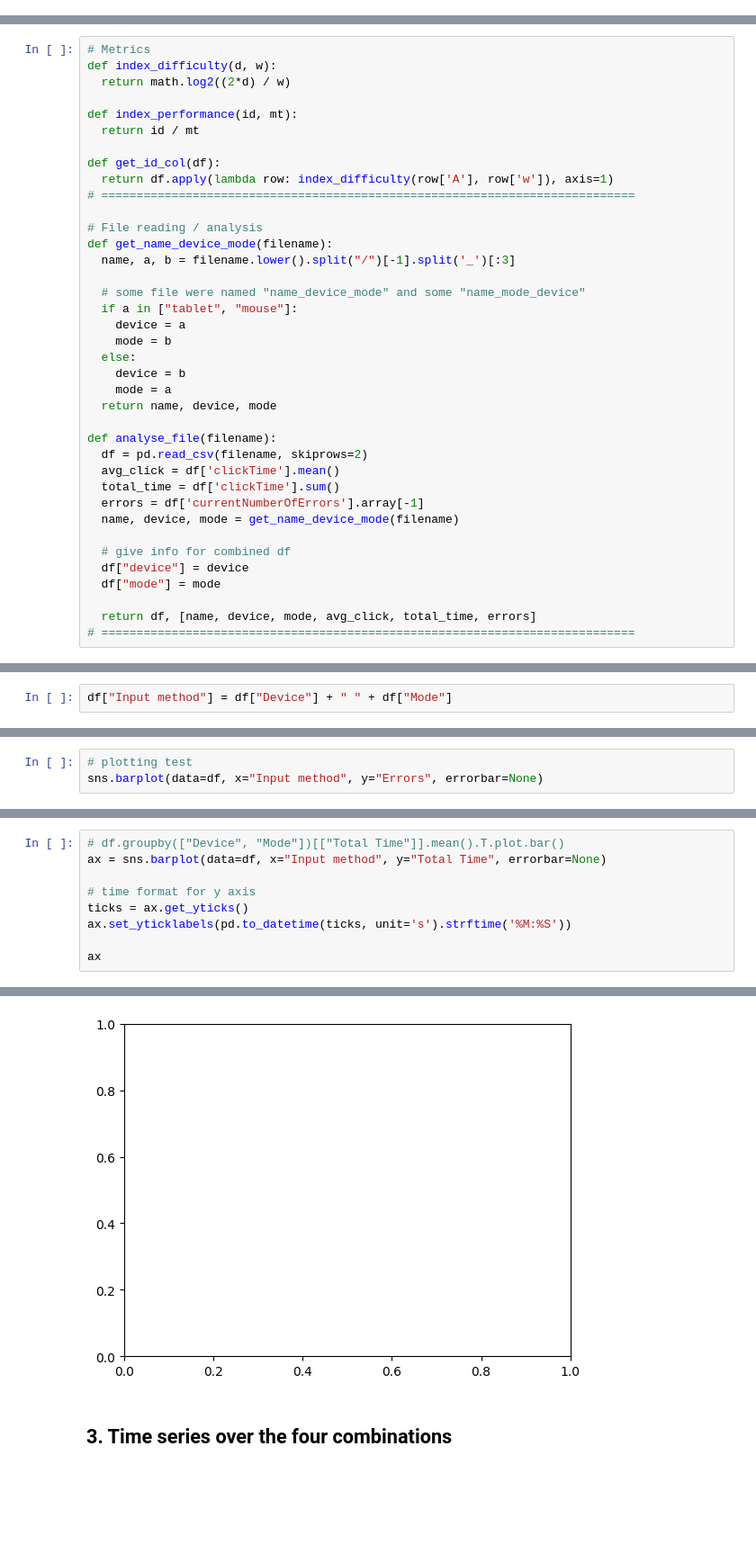
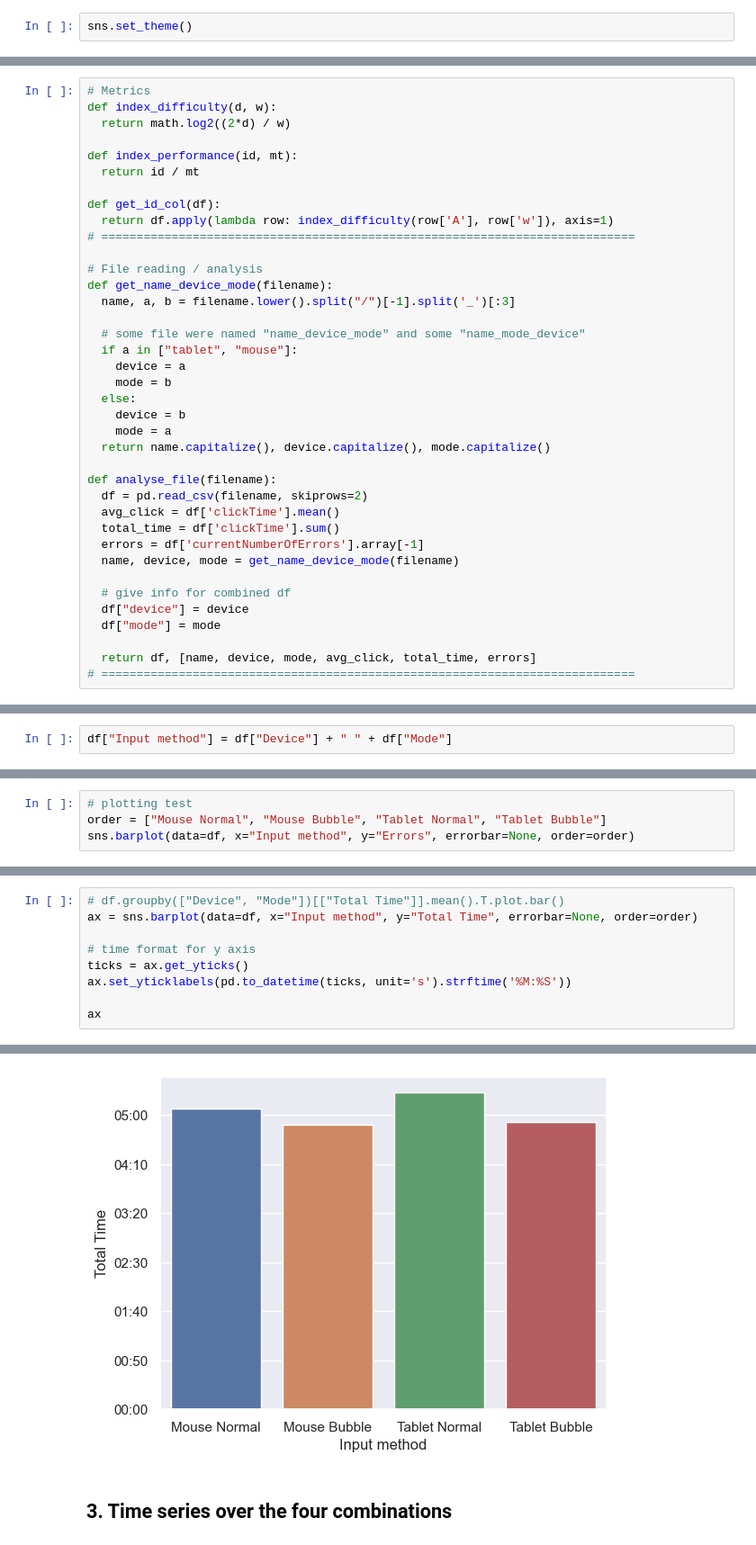
Before and after one commit to IoanaBaciu24/BubbleCursorExperiment, a Jupyter notebook: notebook.ipynb, the cells around one changed output, grey strips where cells are left out. Shown at 90% size. Drawn from its saved outputs; the diff is of its cells as text; blank space fills up the shorter version.

Commit message:
added theme / cleaned up my charts + legend

```diff
--- a/notebook.ipynb
+++ b/notebook.ipynb
@@ -5,6 +5,8 @@ import matplotlib.pyplot as plt
 import seaborn as sns
 import glob
 import math
+# %%
+sns.set_theme()
 # %% [markdown]
 ## 1. File processing functionalities
 # %%
@@ -30,7 +32,7 @@ def get_name_device_mode(filename):
   else:
     device = b
     mode = a
-  return name, device, mode
+  return name.capitalize(), device.capitalize(), mode.capitalize()
 
 def analyse_file(filename):
   df = pd.read_csv(filename, skiprows=2)
@@ -165,5 +137,6 @@ df.groupby(["Input method"]).describe()
 4 rows × 24 columns
 # %%
 # plotting test
-sns.barplot(data=df, x="Input method", y="Errors", errorbar=None)
+order = ["Mouse Normal", "Mouse Bubble", "Tablet Normal", "Tablet Bubble"]
+sns.barplot(data=df, x="Input method", y="Errors", errorbar=None, order=order)
 # %% [output]
@@ -172,6 +145,6 @@ AttributeError: 'Rectangle' object has no property 'errorbar'
 # %%
 # df.groupby(["Device", "Mode"])[["Total Time"]].mean().T.plot.bar()
-ax = sns.barplot(data=df, x="Input method", y="Total Time", errorbar=None)
+ax = sns.barplot(data=df, x="Input method", y="Total Time", errorbar=None, order=order)
 
 # time format for y axis
 ticks = ax.get_yticks()
@@ -183,4 +156,4 @@ AttributeError: 'Rectangle' object has no property 'errorbar'
-[figure, old version]
+[figure, new version]
 # %% [markdown]
 ## 3. Time series over the four combinations
 # %% [markdown]
```
Also changed, not shown: parts of 17 cells of this notebook.
